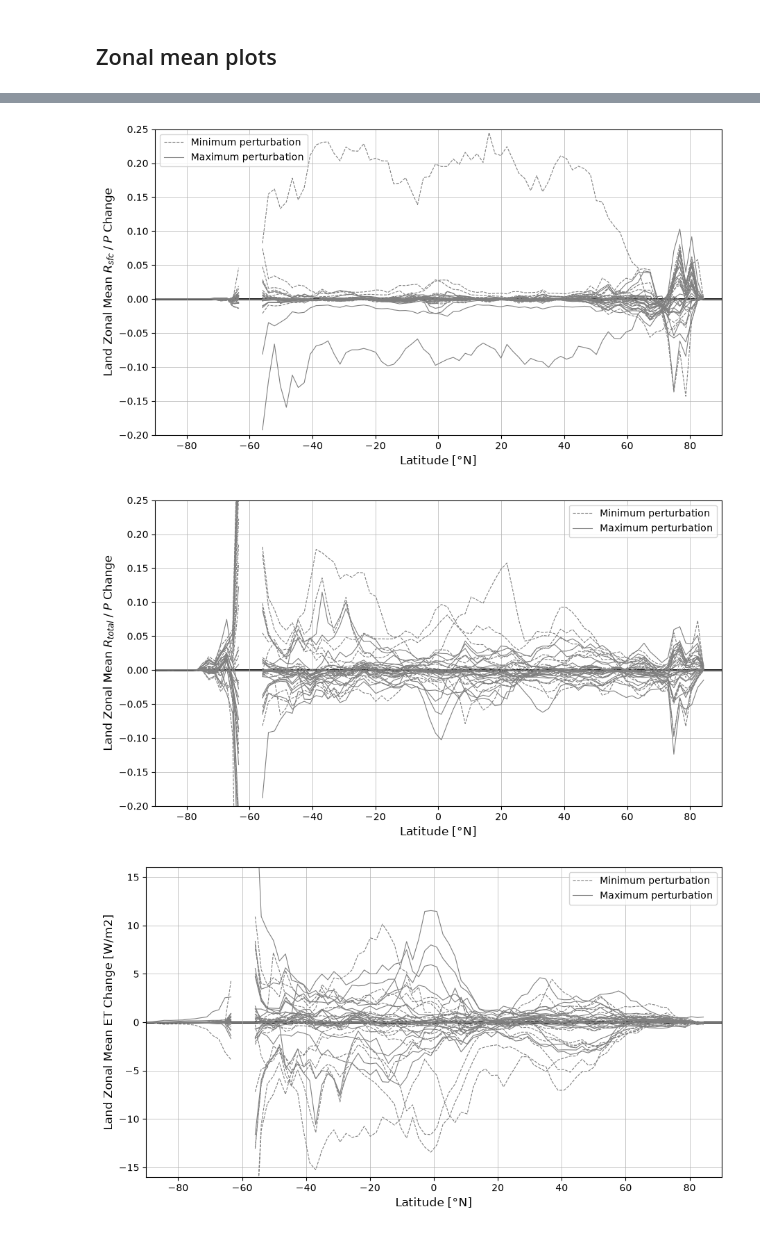
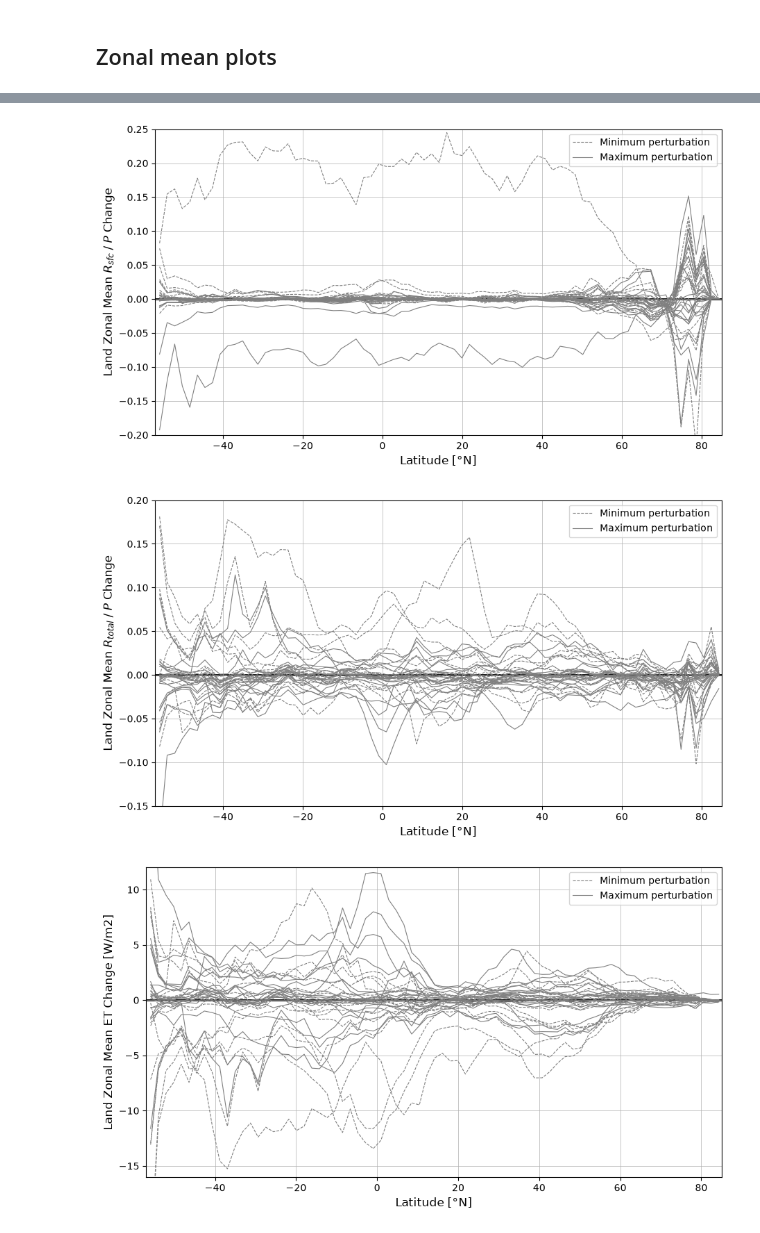
Before and after one commit to bbuchovecky/pi_ppe, a Jupyter notebook: notebooks/runoff-ratio.ipynb, the cells around one changed output, grey strips where cells are left out. Drawn from its saved outputs; the diff is of its cells as text; code cells hidden in the pictures.

Commit message:
Created plots excluding glaciated land

```diff
--- a/notebooks/runoff-ratio.ipynb
+++ b/notebooks/runoff-ratio.ipynb
@@ -12,7 +12,7 @@ import matplotlib.pyplot as plt
 import pippe.config as config
 import pippe.load as load
 # %%
-GLC_THRESH = 1.0           # mask gridcells with >=GLC_TRESH glaciated area
+GLC_THRESH = 0.5           # mask gridcells with >=GLC_TRESH glaciated area
 LAT_BNDS = slice(-90, 90)  # mask Antarctica
 
 
@@ -227,10 +217,10 @@ PARAM_COLORS = {
 # %%
-def zonal_mean_spaghetti_plot(da, label, ylim=[None, None], use_colors=False, save:str|None=None):
+def zonal_mean_spaghetti_plot(da, label, ylim=[None, None], xlim=[-90, 90], use_colors=False, save:str|None=None):
     """Plot the zonal mean for each member on the same plot."""
-    ps = [p for sublist in PARAM_COLORS.values() for p in sublist]
+    ps = [p for sublist in config.PARAM_COLORS.values() for p in sublist]
 
     if use_colors:
-        colors = {p: color for color, params in PARAM_COLORS.items() for p in params}
+        colors = {p: color for color, params in config.PARAM_COLORS.items() for p in params}
     else:
         colors = {p: "gray" for p in ps}
 
@@ -245,7 +235,7 @@ def zonal_mean_spaghetti_plot(da, label, ylim=[None, None], use_colors=False, sa
     ax.axhline(0, lw=2, c="k", ls="-", zorder=0)
     ax.legend()
     ax.set_ylim(ylim[0], ylim[1])
-    ax.set_xlim(-90, 90)
+    ax.set_xlim(xlim[0], xlim[1])
     ax.set_ylabel(label, fontsize=12)
     ax.set_xlabel("Latitude [\u00b0N]", fontsize=12)
     plt.show()
@@ -284,25 +277,28 @@ zonal_mean_spaghetti_plot(
     qover_ratio_tm_zm_anom,
     "Land Zonal Mean $R_{sfc} \\; / \\; P$ Change",
     ylim=[-0.2, 0.25],
-    save=config.FIG_DIR / "zonal_mean_lines_qover_ratio.png",
+    xlim=[-57, 85],
+    save=config.FIG_DIR / "zonal_mean_lines_qover_ratio_noglc.png",
 )
 # %% [output]
-[figure, old version]
+[figure, new version]
 # %%
 zonal_mean_spaghetti_plot(
     qrunoff_ratio_tm_zm_anom,
     "Land Zonal Mean $R_{total} \\; / \\; P$ Change",
-    ylim=[-0.2, 0.25],
-    save=config.FIG_DIR / "zonal_mean_lines_qrunoff_ratio.png",
+    ylim=[-0.15, 0.2],
+    xlim=[-57, 85],
+    save=config.FIG_DIR / "zonal_mean_lines_qrunoff_ratio_noglc.png",
 )
 # %% [output]
-[figure, old version]
+[figure, new version]
 # %%
 zonal_mean_spaghetti_plot(
     et_tm_zm_anom,
     "Land Zonal Mean ET Change [W/m2]",
-    ylim=[-16, 16],
-    save=config.FIG_DIR / "zonal_mean_lines_et.png",
+    ylim=[-16, 12],
+    xlim=[-57, 85],
+    save=config.FIG_DIR / "zonal_mean_lines_et_noglc.png",
 )
 # %% [output]
-[figure, old version]
+[figure, new version]
```
Also changed, not shown: parts of 11 cells of this notebook, 13 other files.
